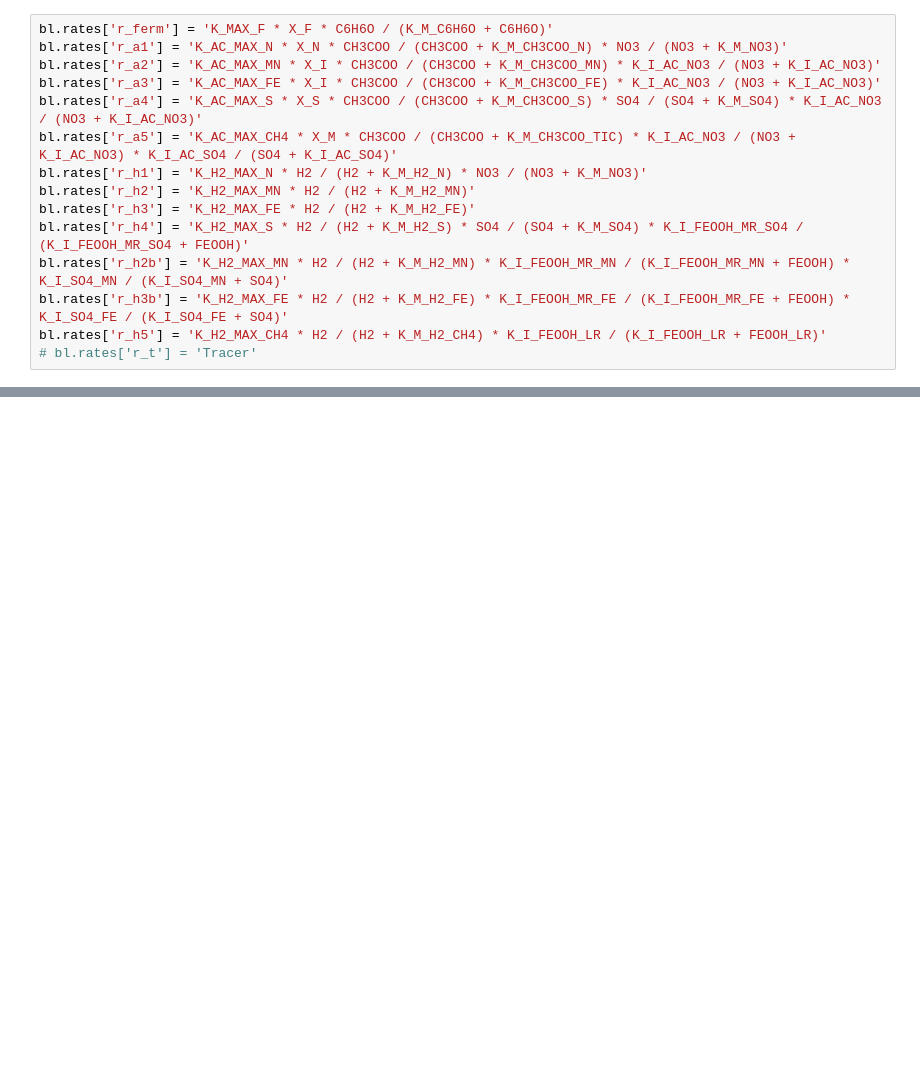
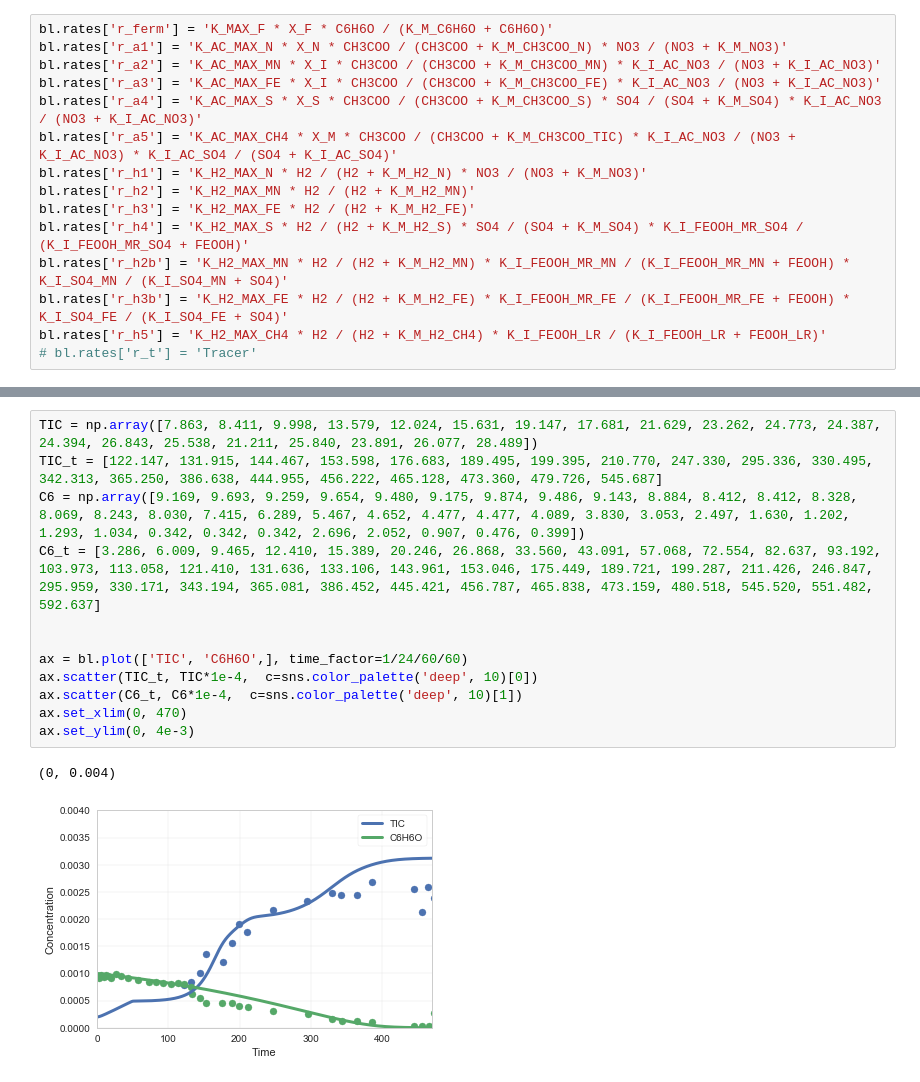
Before and after one commit to biogeochemistry/PorousMediaLab, a Jupyter notebook: examples/Batch - Watson 2003.ipynb, the cells around one changed output, grey strips where cells are left out. Cells and saved outputs as stored; diff of their text form; blank space fills up the shorter version.

```diff
--- a/examples/Batch - Watson 2003.ipynb
+++ b/examples/Batch - Watson 2003.ipynb
@@ -152,0 +147,15 @@ bl.plot_profiles(time_factor=1/24/60/60)
+# %%
+TIC = np.array([7.863, 8.411, 9.998, 13.579, 12.024, 15.631, 19.147, 17.681, 21.629, 23.262, 24.773, 24.387, 24.394, 26.843, 25.538, 21.211, 25.840, 23.891, 26.077, 28.489])
+TIC_t = [122.147, 131.915, 144.467, 153.598, 176.683, 189.495, 199.395, 210.770, 247.330, 295.336, 330.495, 342.313, 365.250, 386.638, 444.955, 456.222, 465.128, 473.360, 479.726, 545.687]
+C6 = np.array([9.169, 9.693, 9.259, 9.654, 9.480, 9.175, 9.874, 9.486, 9.143, 8.884, 8.412, 8.412, 8.328, 8.069, 8.243, 8.030, 7.415, 6.289, 5.467, 4.652, 4.477, 4.477, 4.089, 3.830, 3.053, 2.497, 1.630, 1.202, 1.293, 1.034, 0.342, 0.342, 0.342, 2.696, 2.052, 0.907, 0.476, 0.399])
+C6_t = [3.286, 6.009, 9.465, 12.410, 15.389, 20.246, 26.868, 33.560, 43.091, 57.068, 72.554, 82.637, 93.192, 103.973, 113.058, 121.410, 131.636, 133.106, 143.961, 153.046, 175.449, 189.721, 199.287, 211.426, 246.847, 295.959, 330.171, 343.194, 365.081, 386.452, 445.421, 456.787, 465.838, 473.159, 480.518, 545.520, 551.482, 592.637]
+
+
+ax = bl.plot(['TIC', 'C6H6O',], time_factor=1/24/60/60)
+ax.scatter(TIC_t, TIC*1e-4,  c=sns.color_palette('deep', 10)[0])
+ax.scatter(C6_t, C6*1e-4,  c=sns.color_palette('deep', 10)[1])
+ax.set_xlim(0, 470)
+ax.set_ylim(0, 4e-3)
+# %% [output]
+(0, 0.004)
+[figure, added]
```
Also changed, not shown: parts of 13 cells of this notebook, 9 other files.
